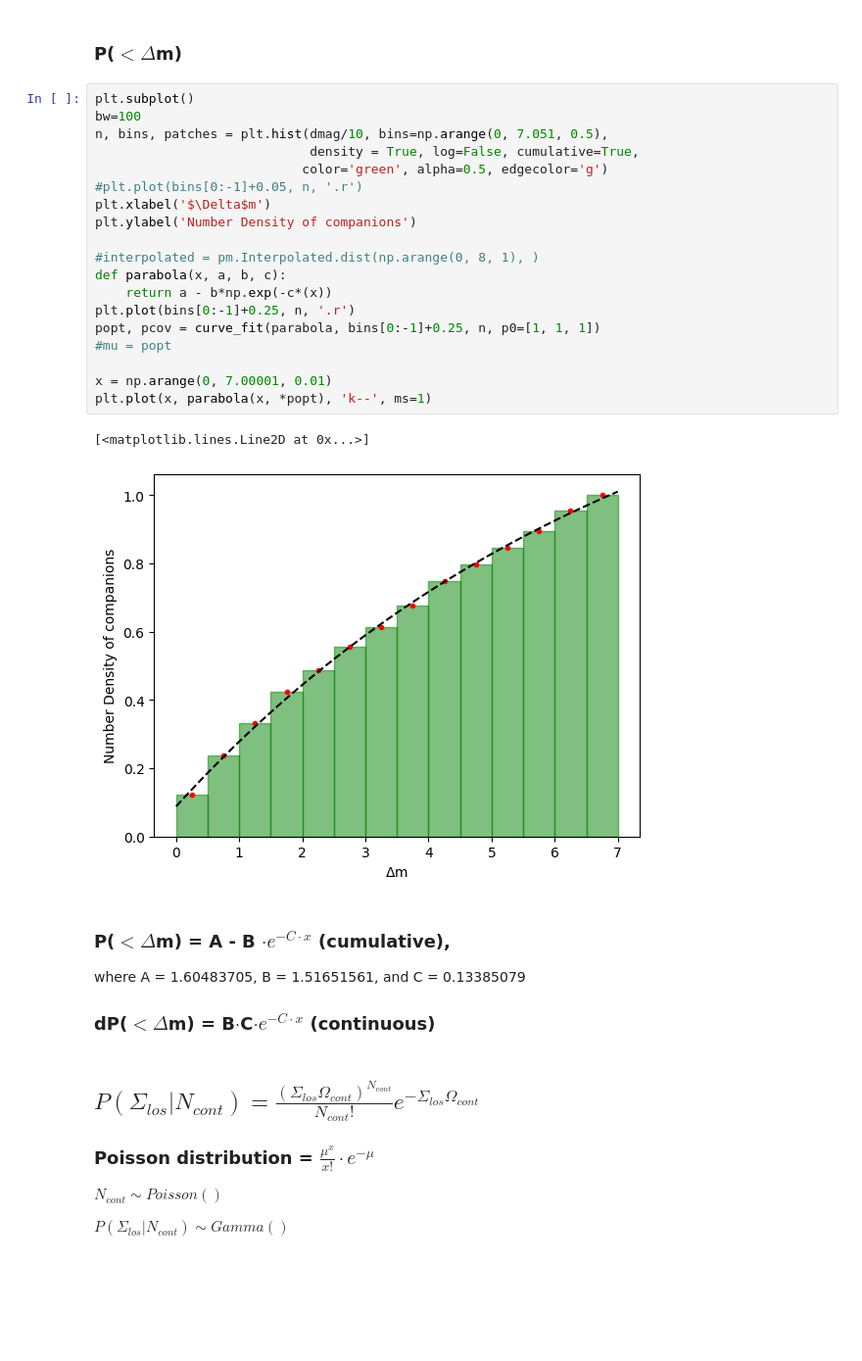
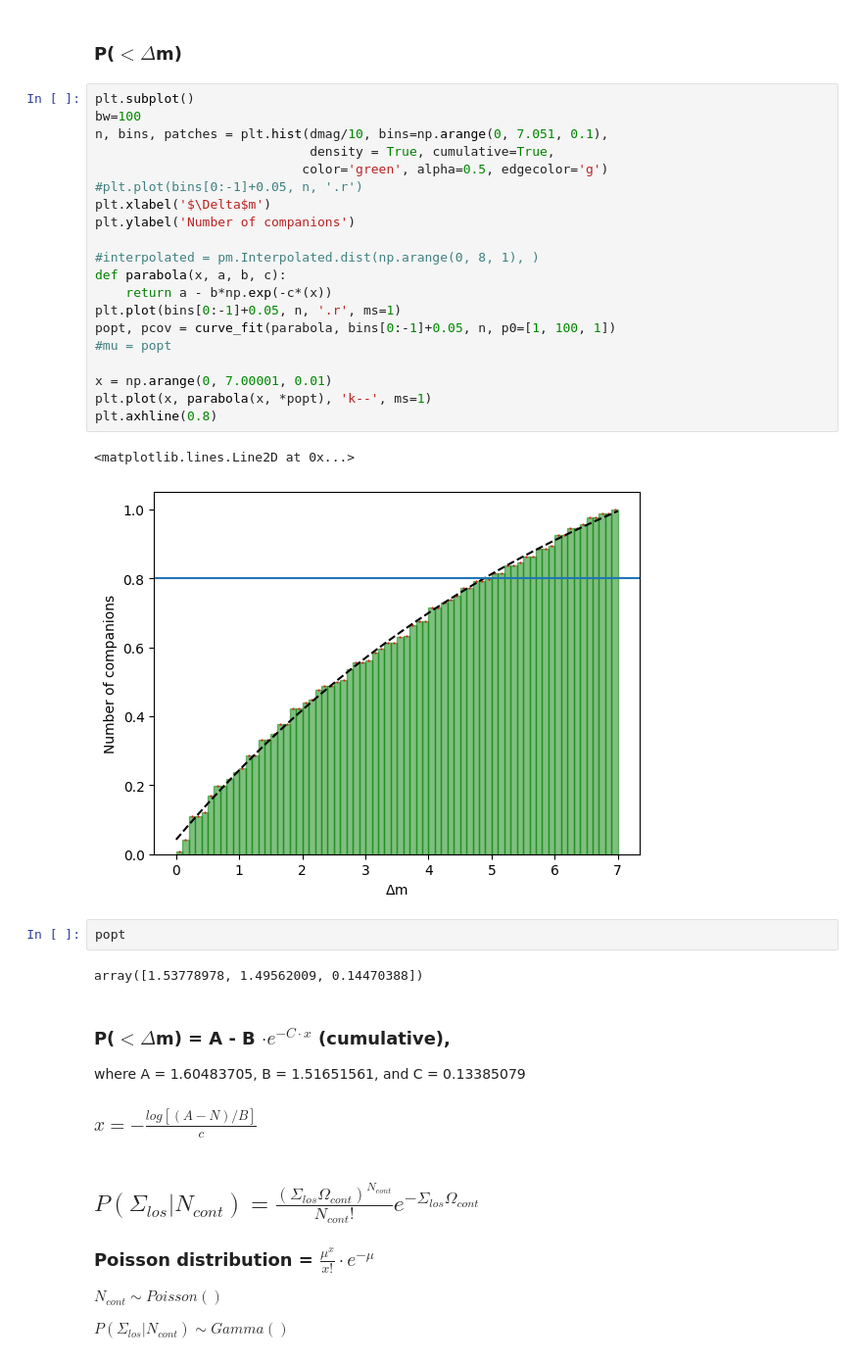
Before and after one commit to PrabhaniR/Artificial_Star_Test, a Jupyter notebook: CF - Probability.ipynb, the cells around one changed output. Shown at 98% size. Saved outputs shown, nothing was run; the diff lists cells and outputs as text; blank space fills up the shorter version.

```diff
--- a/CF - Probability.ipynb
+++ b/CF - Probability.ipynb
@@ -393,31 +396,36 @@ Text(0, 0.5, 'f ($\\Delta$r)')
 # %%
 plt.subplot()
 bw=100
-n, bins, patches = plt.hist(dmag/10, bins=np.arange(0, 7.051, 0.5),
-                            density = True, log=False, cumulative=True,
+n, bins, patches = plt.hist(dmag/10, bins=np.arange(0, 7.051, 0.1),
+                            density = True, cumulative=True,
                            color='green', alpha=0.5, edgecolor='g')
 #plt.plot(bins[0:-1]+0.05, n, '.r')
 plt.xlabel('$\Delta$m')
-plt.ylabel('Number Density of companions')
+plt.ylabel('Number of companions')
 
 #interpolated = pm.Interpolated.dist(np.arange(0, 8, 1), )
 def parabola(x, a, b, c):
     return a - b*np.exp(-c*(x))
-plt.plot(bins[0:-1]+0.25, n, '.r')
-popt, pcov = curve_fit(parabola, bins[0:-1]+0.25, n, p0=[1, 1, 1])
+plt.plot(bins[0:-1]+0.05, n, '.r', ms=1)
+popt, pcov = curve_fit(parabola, bins[0:-1]+0.05, n, p0=[1, 100, 1])
 #mu = popt
 
 x = np.arange(0, 7.00001, 0.01)
 plt.plot(x, parabola(x, *popt), 'k--', ms=1)
+plt.axhline(0.8)
 # %% [output]
-[<matplotlib.lines.Line2D at 0x...>]
+<matplotlib.lines.Line2D at 0x...>
-[figure, old version]
+[figure, new version]
+# %%
+popt
+# %% [output]
+array([1.53778978, 1.49562009, 0.14470388])
 # %% [markdown]
 ### P($<\Delta$m) = A - B $\cdot e^{-C \cdot x}$ (cumulative),
 
 where A = 1.60483705, B = 1.51651561, and C = 0.13385079
 
-### dP($<\Delta$m) = B$\cdot$C$\cdot e^{-C\cdot x}$ (continuous)
+### $x = -\frac{log[(A - N)/B]}{c}$
 # %% [markdown]
 ## $P(\Sigma_{los} | N_{cont})= \frac{(\Sigma_{los}\Omega_{cont})^{N_{cont}}}{N_{cont}!}e^{-\Sigma_{los}\Omega_{cont}}$
 
```
Also changed, not shown: parts of 27 cells of this notebook.
